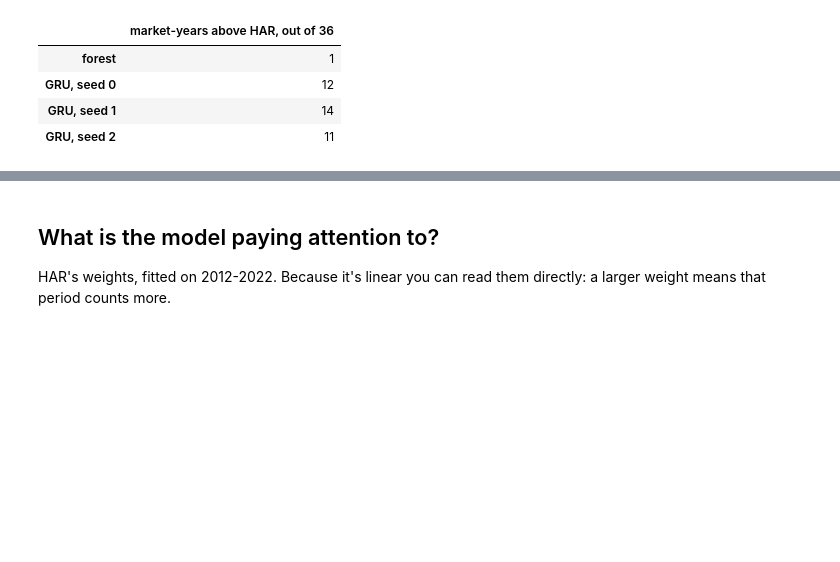
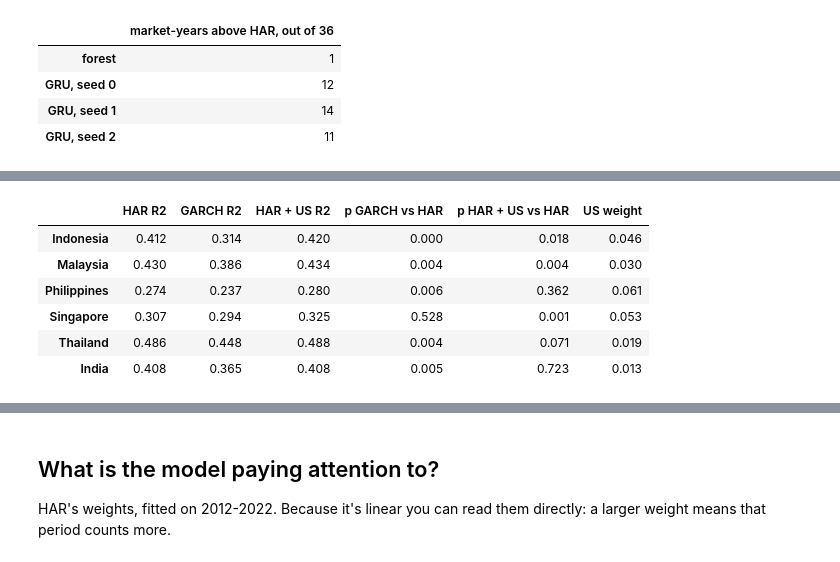
Before and after one commit to kesavakrishna/asean-ml-forecasting, a Jupyter notebook: volatility.ipynb, the cells around one changed output, grey strips where cells are left out. Drawn from its saved outputs; the diff is of its cells as text; code cells hidden in the pictures; blank space fills up the shorter version.

```diff
--- a/volatility.ipynb
+++ b/volatility.ipynb
@@ -169,0 +187,23 @@ pd.Series({
+# %%
+rows = {}
+for market, df in markets.items():
+    h, g, u = har[market], garch[market], har_us[market]
+    X, y = make_vol_dataset(df, make_har_us)
+    keep = X.index.year <= 2022
+    rows[market] = {
+        "HAR R2": r2_of(h["predicted"], h),
+        "GARCH R2": r2_of(g["predicted"], g),
+        "HAR + US R2": r2_of(u["predicted"], u),
+        "p GARCH vs HAR": vol_scores(g, h["predicted"])["p vs baseline"],
+        "p HAR + US vs HAR": vol_scores(u, h["predicted"])["p vs baseline"],
+        "US weight": LinearRegression().fit(X[keep], y[keep]).coef_[-1],
+    }
+pd.DataFrame(rows).T.round(3)
+# %% [output]
+|  | HAR R2 | GARCH R2 | HAR + US R2 | p GARCH vs HAR | p HAR + US vs HAR | US weight |
+| Indonesia | 0.412 | 0.314 | 0.420 | 0.000 | 0.018 | 0.046 |
+| Malaysia | 0.430 | 0.386 | 0.434 | 0.004 | 0.004 | 0.030 |
+| Philippines | 0.274 | 0.237 | 0.280 | 0.006 | 0.362 | 0.061 |
+| Singapore | 0.307 | 0.294 | 0.325 | 0.528 | 0.001 | 0.053 |
+| Thailand | 0.486 | 0.448 | 0.488 | 0.004 | 0.071 | 0.019 |
+| India | 0.408 | 0.365 | 0.408 | 0.005 | 0.723 | 0.013 |
```
Also changed, not shown: parts of 7 cells of this notebook, 5 other files.
